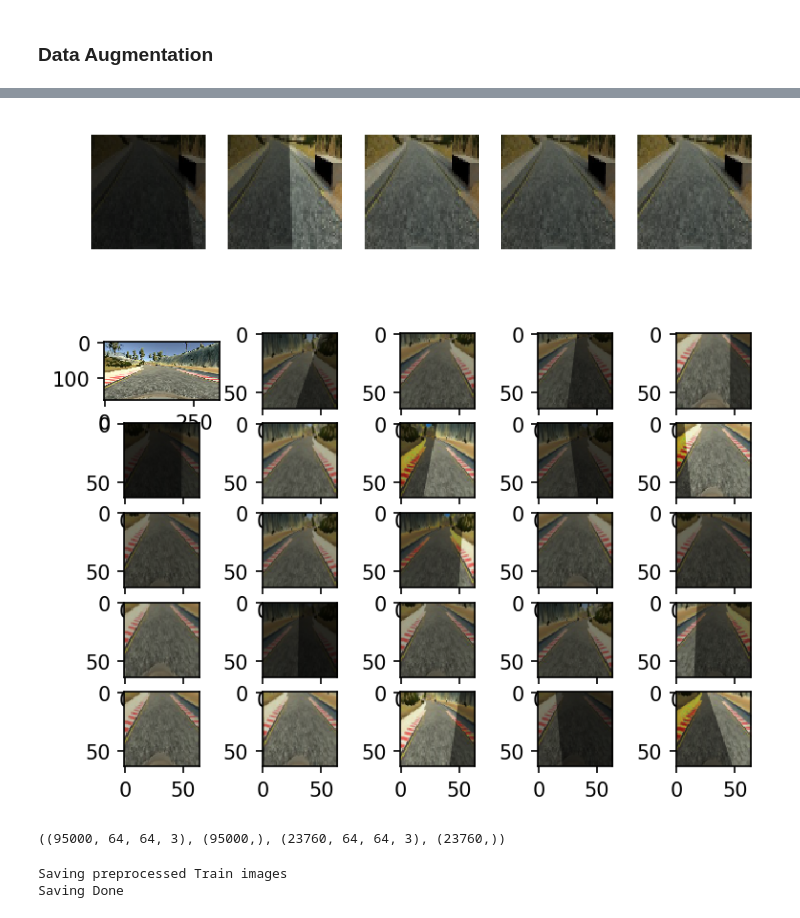
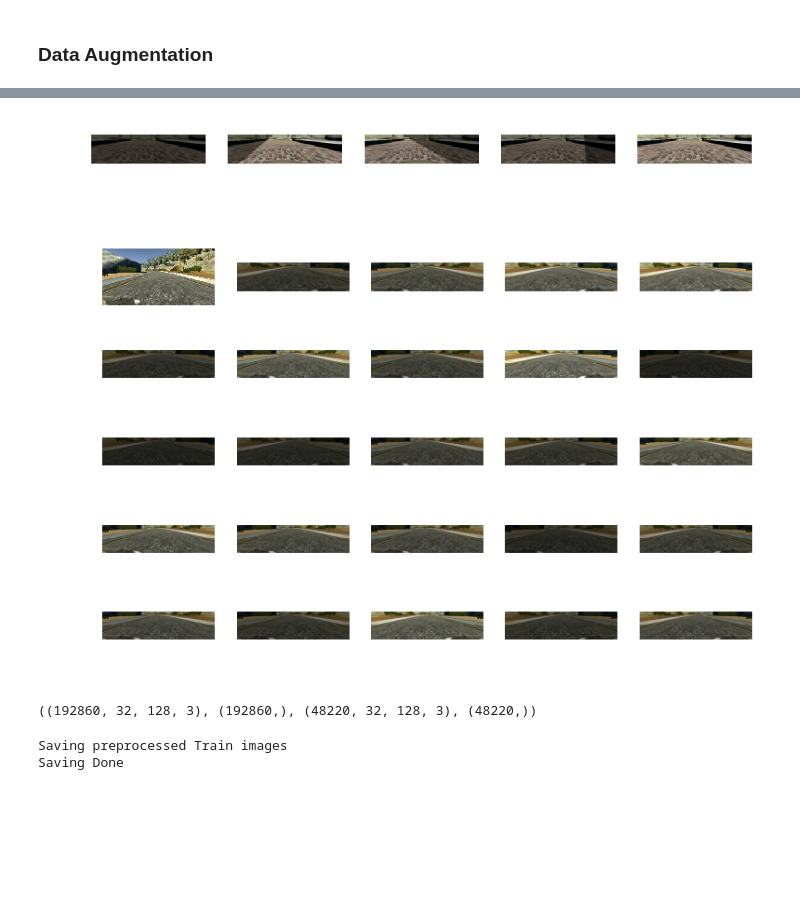
Before and after one commit to jaeoh2/self-driving-car-nd, a Jupyter notebook: CarND-Behavioral-Cloning-P3/Behavioral-Cloning.ipynb, the cells around one changed output, grey strips where cells are left out. Drawn from its saved outputs; the diff is of its cells as text; code cells hidden in the pictures; blank space fills up the shorter version.

```diff
--- a/CarND-Behavioral-Cloning-P3/Behavioral-Cloning.ipynb
+++ b/CarND-Behavioral-Cloning-P3/Behavioral-Cloning.ipynb
@@ -231,8 +179,12 @@ def random_shadow(image):
 # %%
 import math
 import cv2
+height=32
+width=128
 def preprocess_image(X):
-    X = cv2.resize(X[60:140,:], (64,64), interpolation=cv2.INTER_AREA)
+    #X = cv2.resize(X[60:140,:], (width,height), interpolation=cv2.INTER_AREA)
+    X = cv2.resize(X[50:150,:], (width,height), interpolation=cv2.INTER_AREA)
+    #X = cv2.cvtColor(X, cv2.COLOR_RGB2YUV)
     return X
 # %%
 #test
@@ -243,7 +195,7 @@ for i in range(5):
     test_resize_img = preprocess_image(test_resize_img)
     plt.subplot(1,5,i+1), plt.imshow(test_resize_img), plt.axis('off')
 # %% [output]
-[figure, old version]
+[figure, new version]
 # %%
 center = balanced.center.tolist()
 left = balanced.left.tolist()
@@ -251,36 +203,43 @@ right = balanced.right.tolist()
 steering = balanced.steering.tolist()
 leftsteering = (balanced.steering + 0.25).tolist()
 rightsteering = (balanced.steering - 0.25).tolist()
+# %%
+center = df.center.tolist()
+left = df.left.tolist()
+right = df.right.tolist()
+steering = df.steering.tolist()
+leftsteering = (df.steering + 0.25).tolist()
+rightsteering = (df.steering - 0.25).tolist()
 # %%
 from sklearn.model_selection import train_test_split
 from sklearn.utils import shuffle
 X_train = center + left + right
 y_train = steering + leftsteering + rightsteering
 
-X_train, y_train = shuffle(X_train, y_train)
-X_train, X_valid, y_train, y_valid = train_test_split(center, steering, test_size=0.2)
+#X_train, y_train = shuffle(X_train, y_train)
+X_train, X_valid, y_train, y_valid = train_test_split(X_train, y_train, test_size=0.2)
 # %%
 def transform_images(X, y):
     X = random_brightness(X)
-    X = random_shadow(X)
+    #X = random_shadow(X)
     if np.random.randint(2) == 0:
         X, y = image_flip(X, y)
-    X,y = random_translate(X, y, intensity=1)
+    #X,y = random_translate(X, y, intensity=1)
     X = preprocess_image(X)
     return X,y
 # %%
 #test
 plt.figure(dpi=150)
 for i in range(5):
     test_img = mpimg.imread(X_train[0])
-    plt.subplot(5,5,i+1),plt.imshow(transform_images(test_img, y_train[0])[0])
-    plt.subplot(5,5,i+6),plt.imshow(transform_images(test_img, y_train[0])[0])
-    plt.subplot(5,5,i+11),plt.imshow(transform_images(test_img, y_train[0])[0])
-    plt.subplot(5,5,i+16),plt.imshow(transform_images(test_img, y_train[0])[0])
-    plt.subplot(5,5,i+21),plt.imshow(transform_images(test_img, y_train[0])[0])
-    plt.subplot(5,5,1),plt.imshow(test_img)
+    plt.subplot(5,5,i+1),plt.imshow(transform_images(test_img, y_train[0])[0]),plt.axis('off')
+    plt.subplot(5,5,i+6),plt.imshow(transform_images(test_img, y_train[0])[0]),plt.axis('off')
+    plt.subplot(5,5,i+11),plt.imshow(transform_images(test_img, y_train[0])[0]),plt.axis('off')
+    plt.subplot(5,5,i+16),plt.imshow(transform_images(test_img, y_train[0])[0]),plt.axis('off')
+    plt.subplot(5,5,i+21),plt.imshow(transform_images(test_img, y_train[0])[0]),plt.axis('off')
+    plt.subplot(5,5,1),plt.imshow(test_img),plt.axis('off')
 # %% [output]
-[figure, old version]
+[figure, new version]
 # %%
 def get_transform_images(Xs, ys, n_each=10):
 
@@ -310,7 +269,7 @@ X_trf_val, y_trf_val = get_transform_images(X_valid, y_valid)
 # %%
 X_trf.shape, y_trf.shape, X_trf_val.shape, y_trf_val.shape
 # %% [output]
-((95000, 64, 64, 3), (95000,), (23760, 64, 64, 3), (23760,))
+((192860, 32, 128, 3), (192860,), (48220, 32, 128, 3), (48220,))
 # %%
 print("Saving preprocessed Train images")
 np.save(Folder_path + "TrainX.npy", X_trf)
```
Also changed, not shown: parts of 13 cells of this notebook, 2 other files.
